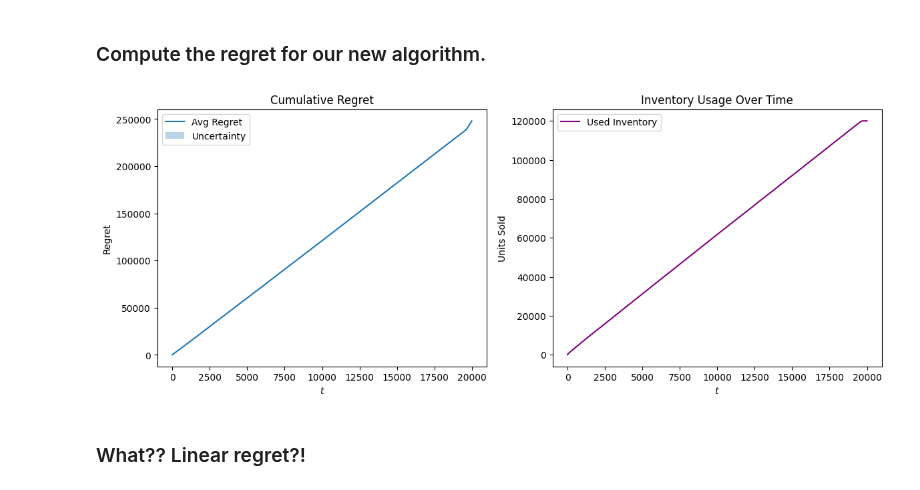
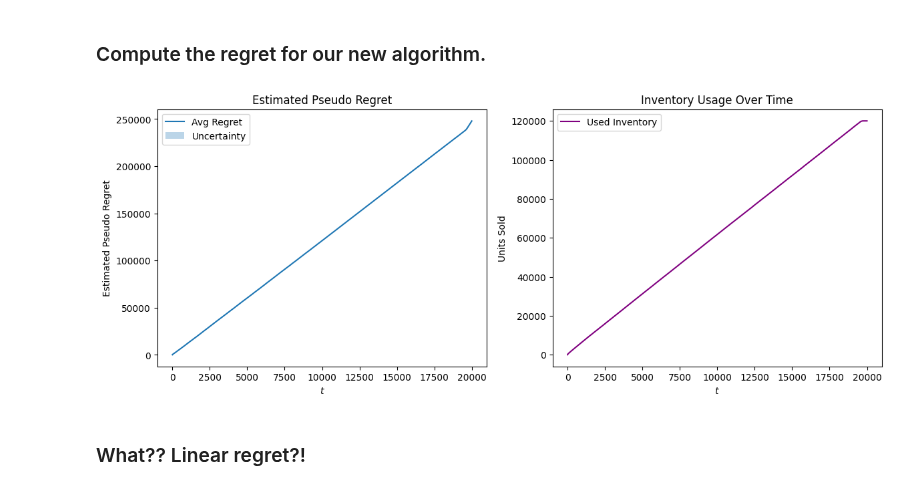
Before and after one commit to peetceenatoo/online-learning, a Jupyter notebook: R1.ipynb, the cells around one changed output. Cells and saved outputs as stored; diff of their text form; code cells hidden in the pictures.

```diff
--- a/R1.ipynb
+++ b/R1.ipynb
@@ -405,36 +404,36 @@ for seed in range(n_trials):
         inventory_trace.append(ucb_like_agent.inventory)
 
     # Store cumulative regret for this trial
     cumulative_regret = np.cumsum(expected_clairvoyant_rewards - np.array(agent_rewards))
     regret_per_trial.append(cumulative_regret)
     inventory_per_trial.append(inventory_trace)
 
 # --- Compute stats ---
 average_regret = np.mean(regret_per_trial, axis=0)
 regret_sd = np.std(regret_per_trial, axis=0)
 
 average_inventory = np.mean(inventory_per_trial, axis=0)
 inventory_used = B - average_inventory  # cumulative consumption
 
 # --- Plot: Regret and Budget Usage ---
 fig, (ax1, ax2) = plt.subplots(1, 2, figsize=(14, 5))
 
 # Regret plot
 ax1.plot(np.arange(T), average_regret, label='Avg Regret')
 ax1.fill_between(np.arange(T), average_regret - regret_sd / np.sqrt(n_trials), average_regret + regret_sd / np.sqrt(n_trials), alpha=0.3, label='Uncertainty')
-ax1.set_title('Cumulative Regret')
+ax1.set_title('Estimated Pseudo Regret')
 ax1.set_xlabel('$t$')
-ax1.set_ylabel('Regret')
+ax1.set_ylabel('Estimated Pseudo Regret')
 ax1.legend()
 
 # Inventory usage plot
 ax2.plot(np.arange(T), inventory_used, label='Used Inventory', color='purple')
 ax2.set_title('Inventory Usage Over Time')
 ax2.set_xlabel('$t$')
 ax2.set_ylabel('Units Sold')
 _ = ax2.legend()
 # %% [output]
-[figure, old version]
+[figure, new version]
 # %% [markdown]
 ### What?? Linear regret?!
 # %% [markdown]
```
Also changed, not shown: parts of 18 cells of this notebook, 1 other file.
